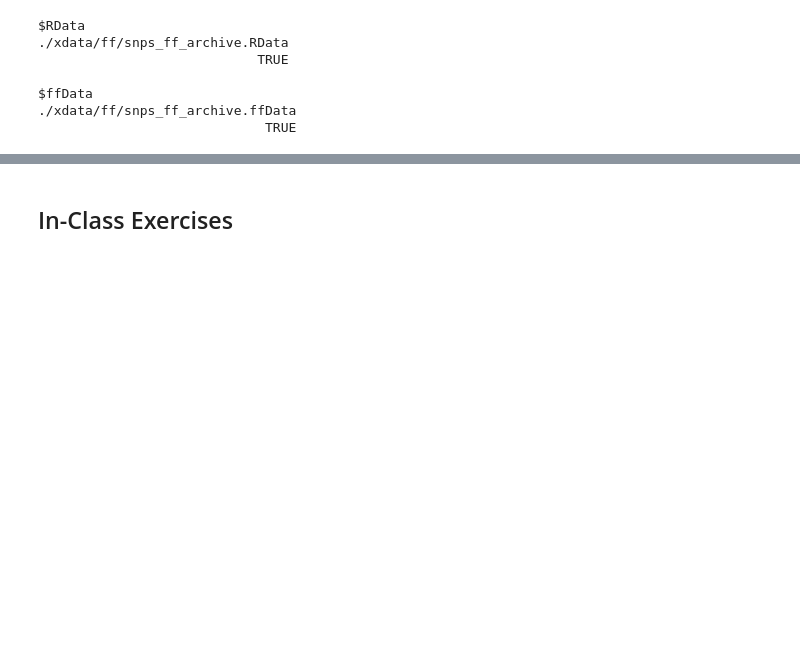
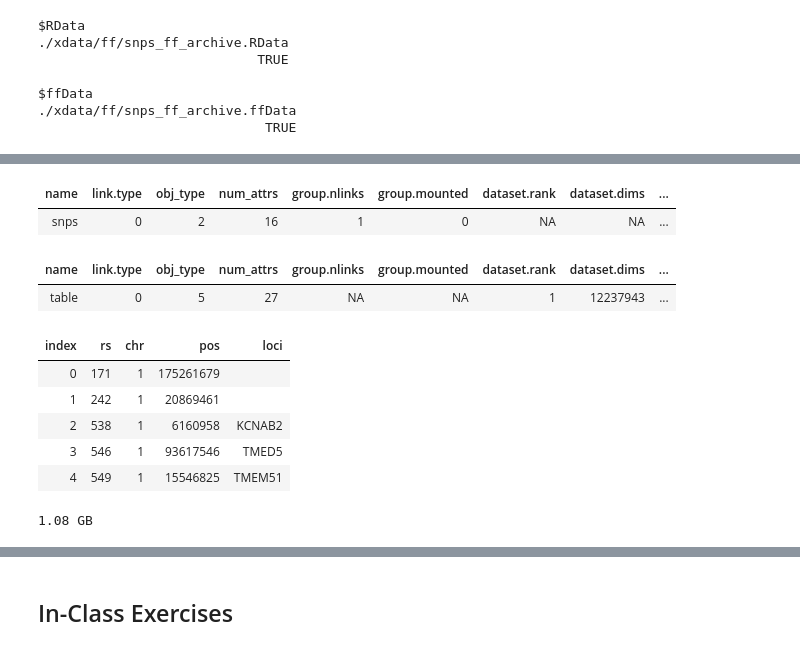
Before and after one commit to mooneymi/large_scale_data, a Jupyter notebook: BMI535_Week3_R_Data_Solutions.ipynb, the cells around one changed output, grey strips where cells are left out. Cells and saved outputs as stored; diff of their text form; code cells hidden in the pictures; blank space fills up the shorter version.

```diff
--- a/BMI535_Week3_R_Data_Solutions.ipynb
+++ b/BMI535_Week3_R_Data_Solutions.ipynb
@@ -922,0 +777,6 @@ H5close()
+# %%
+## Let's use the hdf5r package to look at our previously saved HDF5 file
+mem_used()
+h5_file_pandas = H5File$new('./xdata/snps_pandas_hdf_zlib.h5', mode='r')
+h5_file_pandas
+mem_used()
@@ -922,0 +793,27 @@ H5close()
+# %%
+## The ls() method gives detailed info about file and group objects
+h5_file_pandas$ls()
+# %% [output]
+| name | link.type | obj_type | num_attrs | group.nlinks | group.mounted | dataset.rank | dataset.dims | ... |
+| snps | 0 | 2 | 16 | 1 | 0 | NA | NA | ... |
+# %%
+## Access groups and objects by name (similar to lists)
+snps_grp = h5_file_pandas[['snps']]
+snps_grp$ls()
+# %% [output]
+| name | link.type | obj_type | num_attrs | group.nlinks | group.mounted | dataset.rank | dataset.dims | ... |
+| table | 0 | 5 | 27 | NA | NA | 1 | 12237943 | ... |
+# %%
+snps_table = snps_grp[['table']]
+snps_table[1:5]
+# %% [output]
+| index | rs | chr | pos | loci |
+| 0 | 171 | 1 | 175261679 |  |
+| 1 | 242 | 1 | 20869461 |  |
+| 2 | 538 | 1 | 6160958 | KCNAB2 |
+| 3 | 546 | 1 | 93617546 | TMED5 |
+| 4 | 549 | 1 | 15546825 | TMEM51 |
+# %%
+mem_used()
+# %% [output]
+1.08 GB
```
Also changed, not shown: parts of 82 cells of this notebook.
